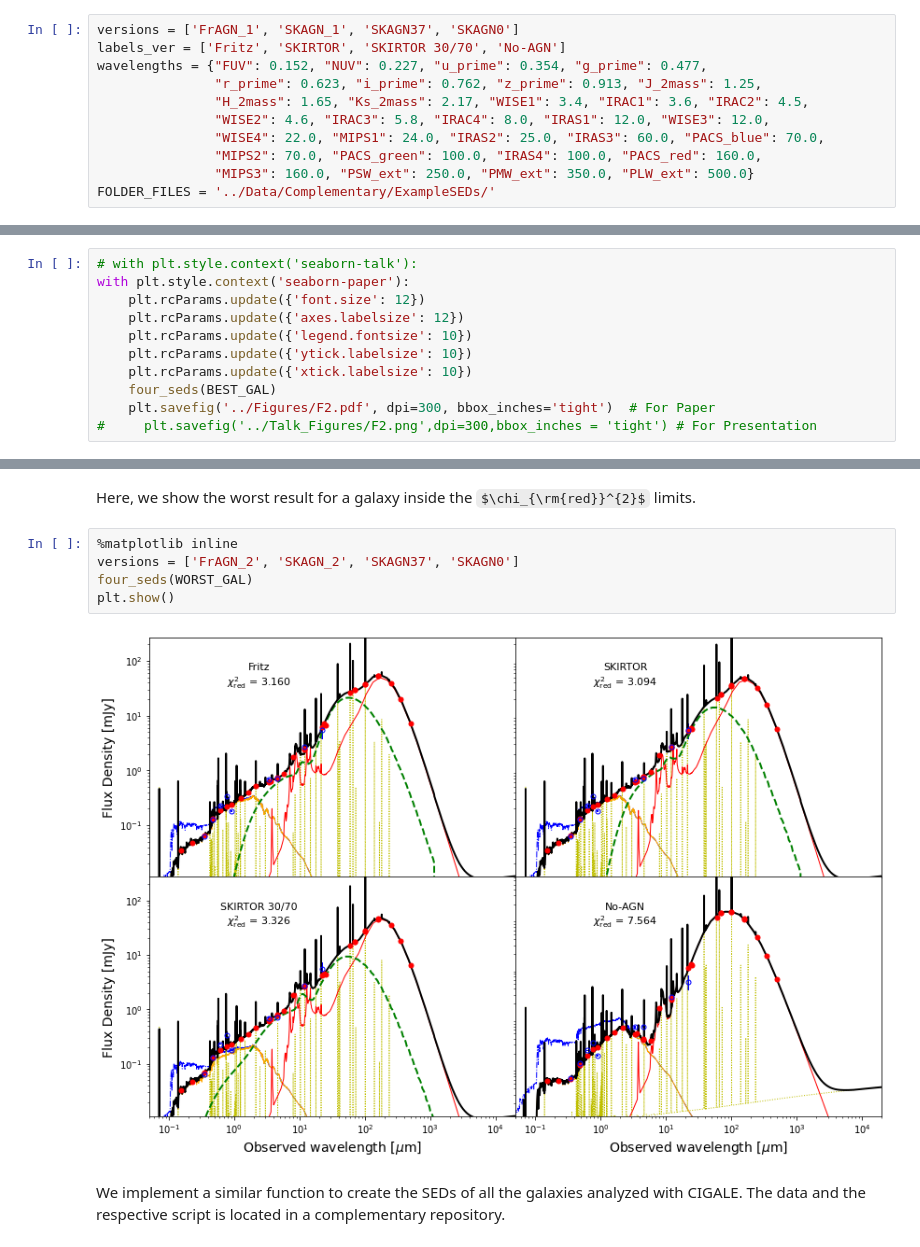
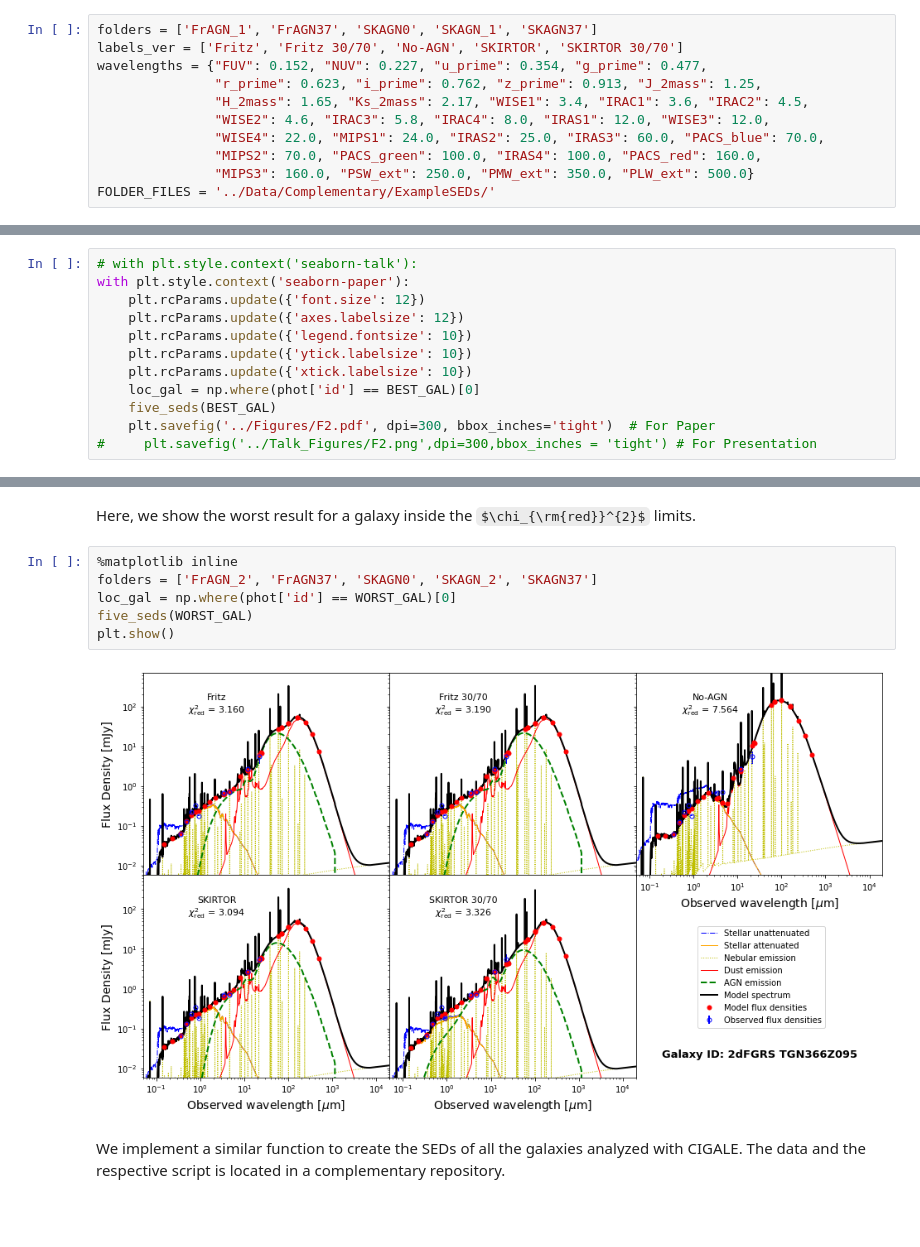
Before and after one commit to aframosp/AGNView, a Jupyter notebook: Notebooks/8_SED_Plots.ipynb, the cells around one changed output, grey strips where cells are left out. Saved outputs shown, nothing was run; the diff lists cells and outputs as text; some formulas as TeX source; blank space fills up the shorter version.

Commit message:
Improving figures after comments on the draft

```diff
--- a/Notebooks/8_SED_Plots.ipynb
+++ b/Notebooks/8_SED_Plots.ipynb
@@ -79,6 +79,6 @@ We retrieve the respective files to create the SEDs for the best and worst galax
 # %%
-versions = ['FrAGN_1', 'SKAGN_1', 'SKAGN37', 'SKAGN0']
-labels_ver = ['Fritz', 'SKIRTOR', 'SKIRTOR 30/70', 'No-AGN']
+folders = ['FrAGN_1', 'FrAGN37', 'SKAGN0', 'SKAGN_1', 'SKAGN37']
+labels_ver = ['Fritz', 'Fritz 30/70', 'No-AGN', 'SKIRTOR', 'SKIRTOR 30/70']
 wavelengths = {"FUV": 0.152, "NUV": 0.227, "u_prime": 0.354, "g_prime": 0.477,
                "r_prime": 0.623, "i_prime": 0.762, "z_prime": 0.913, "J_2mass": 1.25,
                "H_2mass": 1.65, "Ks_2mass": 2.17, "WISE1": 3.4, "IRAC1": 3.6, "IRAC2": 4.5,
@@ -198,6 +207,7 @@ with plt.style.context('seaborn-paper'):
     plt.rcParams.update({'legend.fontsize': 10})
     plt.rcParams.update({'ytick.labelsize': 10})
     plt.rcParams.update({'xtick.labelsize': 10})
-    four_seds(BEST_GAL)
+    loc_gal = np.where(phot['id'] == BEST_GAL)[0]
+    five_seds(BEST_GAL)
     plt.savefig('../Figures/F2.pdf', dpi=300, bbox_inches='tight')  # For Paper
 #     plt.savefig('../Talk_Figures/F2.png',dpi=300,bbox_inches = 'tight') # For Presentation
@@ -207,11 +215,12 @@ with plt.style.context('seaborn-paper'):
 Here, we show the worst result for a galaxy inside the $\chi_{\rm{red}}^{2}$ limits.
 # %%
 %matplotlib inline
-versions = ['FrAGN_2', 'SKAGN_2', 'SKAGN37', 'SKAGN0']
-four_seds(WORST_GAL)
+folders = ['FrAGN_2', 'FrAGN37', 'SKAGN0', 'SKAGN_2', 'SKAGN37']
+loc_gal = np.where(phot['id'] == WORST_GAL)[0]
+five_seds(WORST_GAL)
 plt.show()
 # %% [output]
-[figure, old version]
+[figure, new version]
 # %% [markdown]
 We implement a similar function to create the SEDs of all the galaxies analyzed with CIGALE. The data and the respective script is located in a complementary repository.
 # %% [markdown]
```
Also changed, not shown: parts of 4 cells of this notebook, 13 other files.
